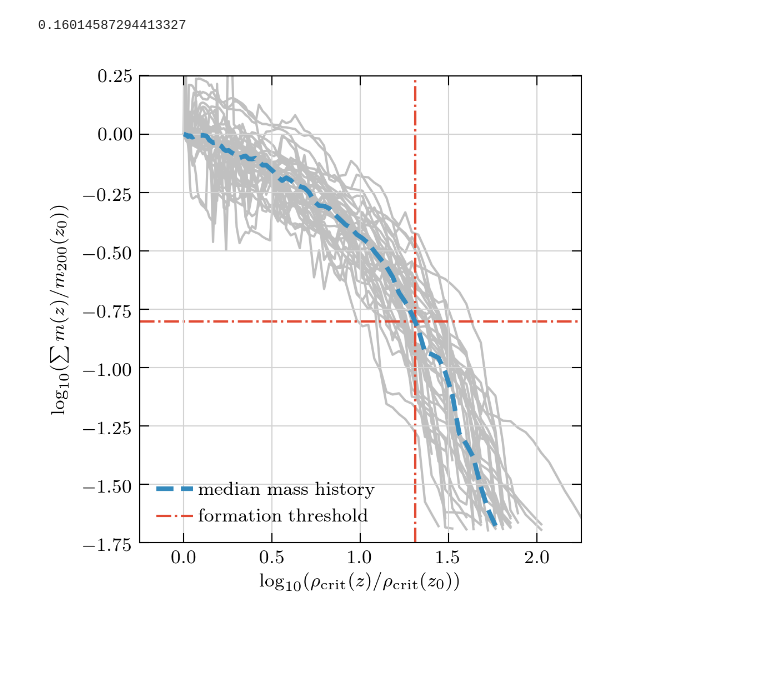
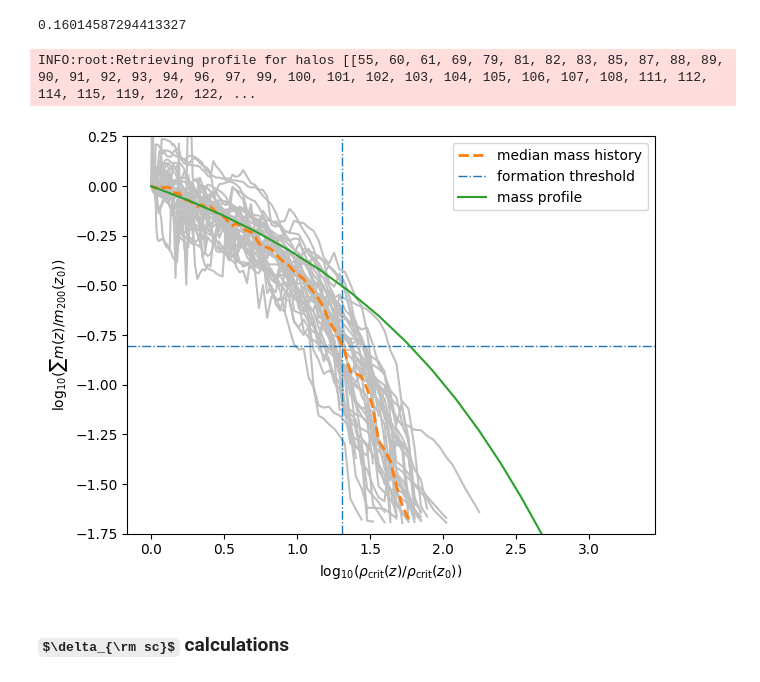
Before and after one commit to oleskiewicz/hbtp, a Jupyter notebook: halo.ipynb, the cells around one changed output. Saved outputs shown, nothing was run; the diff lists cells and outputs as text; code cells hidden in the pictures; some formulas as TeX source; blank space fills up the shorter version.

Commit message:
Update notebooks
include cmh analytical comparison (1/3)

```diff
--- a/halo.ipynb
+++ b/halo.ipynb
@@ -99,21 +91,17 @@ ax.set_ylabel(r"$\log_{10}(n)$")
 
 n_star = 1.5
 m_star = []
-ax.axhspan(0.0, n_star, color='lightgrey', alpha=0.5)
+ax.axhspan(0.0, n_star, color="lightgrey", alpha=0.5)
 
 for i, _snap in enumerate([51, 61, 78, 93, 122]):
     x_k, y_k = halo_mass_function(r, _snap, nbins)
     y1, y2 = y_k[y_k > n_star][-1], y_k[y_k < n_star][0]
     x1, x2 = x_k[y_k > n_star][-1], x_k[y_k < n_star][0]
-#     print(len(y_k[y_k > n_star]))
-    m_star.append(((x2-x1)/(y2-y1))*(n_star-y1)+x1)
+    #     print(len(y_k[y_k > n_star]))
+    m_star.append(((x2 - x1) / (y2 - y1)) * (n_star - y1) + x1)
 
-    ax.plot(
-        x_k, y_k,
-        "C%d"%i,
-        label="%.1f"%(zs.loc[_snap].values[0])
-    )
-    ax.axvline(m_star[i], ls='--', color="C%d"%i)
+    ax.plot(x_k, y_k, "C%d" % i, label="%.1f" % (zs.loc[_snap].values[0]))
+    ax.axvline(m_star[i], ls="--", color="C%d" % i)
 
 ax.legend(title="z")
 ax.set_ylim([0.0, 3.0])
@@ -163,7 +151,7 @@ hs = hs[hs['bin'] == bin]
 ### Density profile
 # %%
 def read_profiles(ids, snap=snap):
-    return np.array(prof_reader.GetHostProfile([ids,], snap), dtype=float)
+    return np.array(prof_reader.GetHostProfile([ids], snap), dtype=float)
 # %%
 def halo_profiles(r, ids, prof):
     ps = read_profiles(ids)
@@ -370,12 +356,12 @@ def halo_mass_history(grav, snap, hs, F):
     m = np.median(ms, axis=0)
 
     zs = read.snaps()
-    rho = cosmology.rho_c(
+    rho = rho_c(
         np.array([
             zs[zs['Snapshot'] == s][0]['Redshift']
             for s in np.arange(1+snap-ms.shape[1], 1+snap)
         ])) / \
-        cosmology.rho_c(zs[zs['Snapshot'] == snap][0]['Redshift'])
+        rho_c(zs[zs['Snapshot'] == snap][0]['Redshift'])
 
     m_f = F*m[-1]
     y1, y2 = m[m > m_f][0], m[m < m_f][-1]
@@ -394,22 +380,46 @@ F('einasto', 6.952734560253492, 0.172666949034731)
 # %%
 def plot_halo_mass_history(ax, *args):
     ms, rho, m, rho_f = args
 
     ax.set_xlabel(r"$\log_{10}(\rho_{\mathrm{crit}}(z) / \rho_{\mathrm{crit}}(z_0))$")
     ax.set_ylabel(r"$\log_{10}(\sum m(z) / m_{200}(z_0))$")
-    ax.set_xlim([-0.25, 2.25])
+#     ax.set_xlim([-0.25, 2.25])
     ax.set_ylim([-1.75, 0.25])
 
     [ax.plot(np.log10(rho), np.log10(_), color='silver', zorder=0) for _ in ms]
     ax.plot(np.log10(rho), np.log10(m), color='C1', linestyle='--', linewidth=2, zorder=2, label='median mass history')
     ax.axvline(rho_f, color='C0', linestyle='-.', linewidth=1, zorder=1, label='formation threshold')
     ax.axhline(np.log10(F(prof, c)), color='C0', linestyle='-.', zorder=1, linewidth=1)
-    ax.legend()
+
+def plot_analytical_mass_profile(ax, ids, snap):
+    ys = read_profiles(ids, snap)
+    ys = np.log10(
+        np.divide(
+            ys,
+            np.repeat(ys[:,-1], ys.shape[1]).reshape(ys.shape)
+        )
+    )
+    xs = np.linspace(-2.0, 0.0, ys.shape[1])
+
+    ax.plot(
+        np.log10(nfw.rho_enc(np.power(10, xs), c) / 200.0),
+        np.log10(nfw.m(np.power(10, xs), c)),
+        c="C2", linestyle="-", label="mass profile"
+    )
+
+# TODO: plot_M_coll(z) from eq.3 and eq.7
+# TODO: plot M(z) predicted from rho-rho
 
 fig, ax = plt.subplots(1)
 plot_halo_mass_history(ax, *halo_mass_history(grav, snap, hs, F(prof, c)))
+plot_analytical_mass_profile(ax, list(hs["HaloId"]), snap)
+ax.legend()
+
 fig.tight_layout()
 
 # fig.savefig("./plots/cmh.pdf")
 # %% [output]
+INFO:root:Retrieving profile for halos [[55, 60, 61, 69, 79, 81, 82, 83, 85, 87, 88, 89, 90, 91, 92, 93, 94, 96, 97, 99, 100, 101, 102, 103, 104, 105, 106, 107, 108, 111, 112, 114, 115, 119, 120, 122, ...
-[figure, old version]
+[figure, new version]
+# %% [markdown]
+### $\delta_{\rm sc}$ calculations
```
Also changed, not shown: parts of 22 cells of this notebook, 1 other file.
